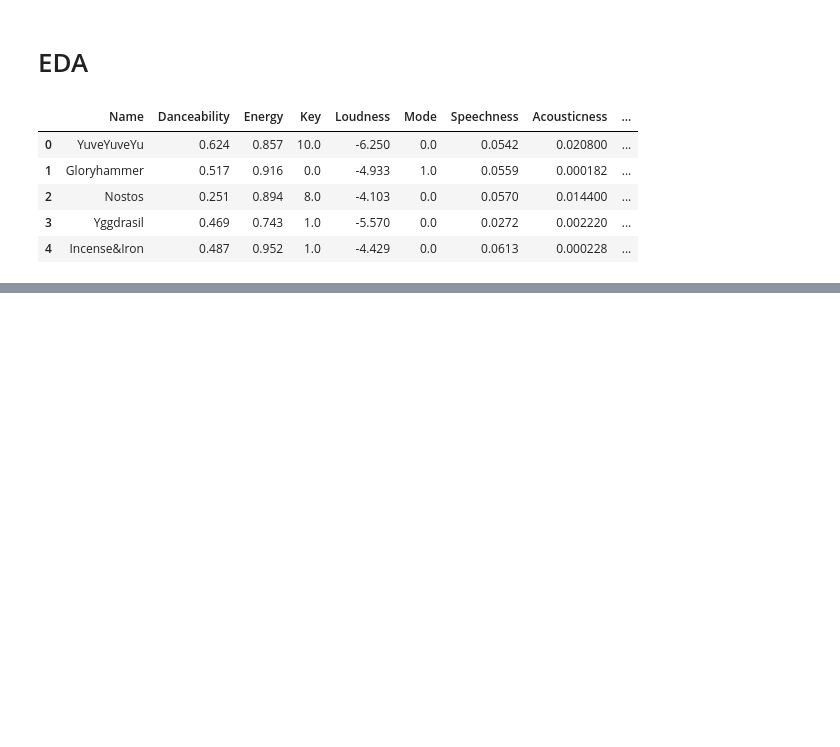
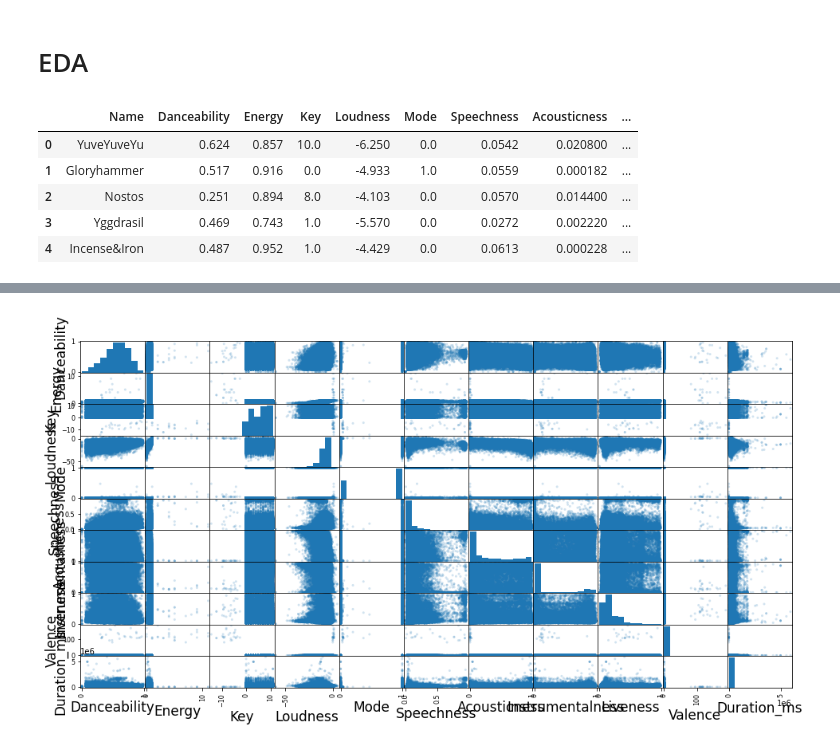
Before and after one commit to COGS118A/Group010-Sp22, a Jupyter notebook: model_test/model_tests.ipynb, the cells around one changed output, grey strips where cells are left out. Saved outputs shown, nothing was run; the diff lists cells and outputs as text; code cells hidden in the pictures; blank space fills up the shorter version.

Commit message:
made scatterplot matrix
trying to get the size right

```diff
--- a/model_test/model_tests.ipynb
+++ b/model_test/model_tests.ipynb
@@ -52,0 +51,16 @@ hist = music.hist(bins=55)
+# %%
+# shows a bigger plot size for readability
+plt.rcParams['figure.figsize'] = (24, 10)
+
+# make a subdf of 'toptendf' to only inlcude the columns specified above
+sub_music =  music[['Danceability', 'Energy', 'Key', 'Loudness', 'Mode', 'Speechness', 'Acousticness', 'Instrumentalness', 'Liveness', 'Valence', 'Duration_ms']]
+sub_music
+
+fig = pd.plotting.scatter_matrix(sub_music, alpha=0.2, figsize=(16,8))
+
+
+for ax in fig.ravel():
+    ax.set_xlabel(ax.get_xlabel(), fontsize = 17, rotation = 0)
+    ax.set_ylabel(ax.get_ylabel(), fontsize = 17, rotation = 90)
+# %% [output]
+[figure, added]
```
Also changed, not shown: parts of 2 cells of this notebook.
